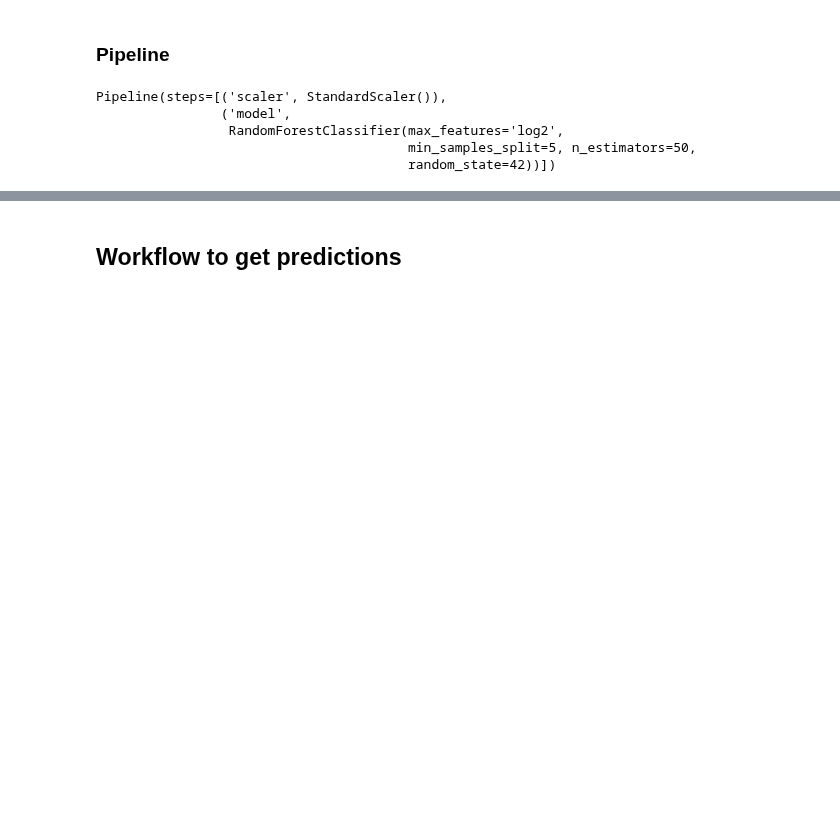
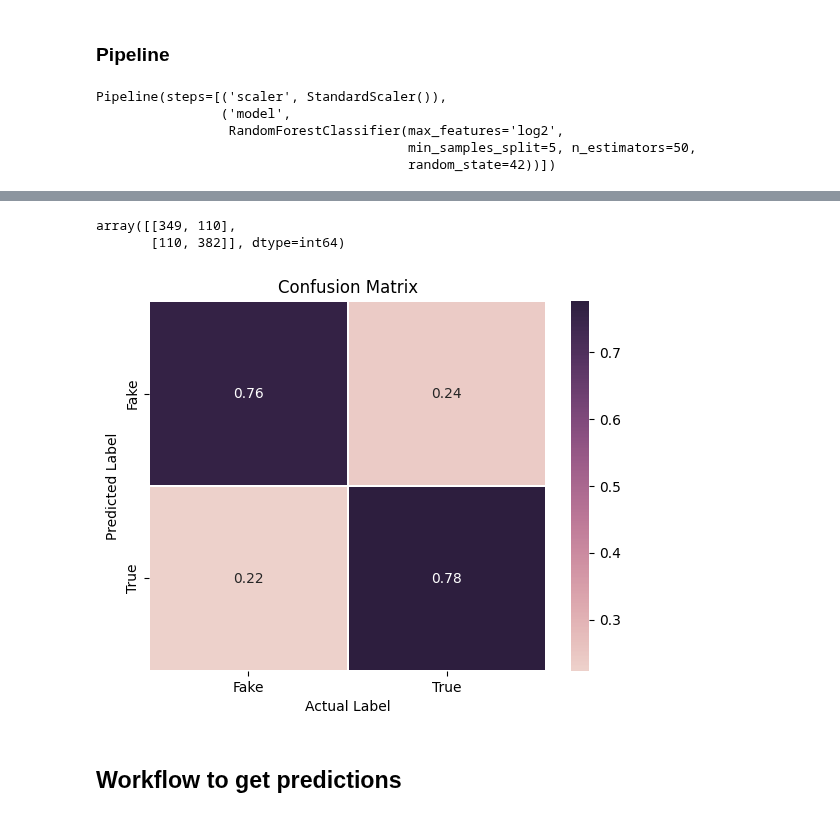
Before and after one commit to alberto-lorente/Make_Believe_v2, a Jupyter notebook: 3. Model building.ipynb, the cells around one changed output, grey strips where cells are left out. Saved outputs shown, nothing was run; the diff lists cells and outputs as text; code cells hidden in the pictures; blank space fills up the shorter version.

```diff
--- a/3. Model building.ipynb
+++ b/3. Model building.ipynb
@@ -301,6 +299,8 @@ print(type(param_dict))
 ## Final Model
 # %% [markdown]
 ### Pipeline
+# %%
+data_df = pd.read_csv(r"Datasets/Processed Data/data_features_extracted_df.csv")
 # %%
 from sklearn.pipeline import Pipeline
 from sklearn.model_selection import train_test_split
@@ -342,0 +338,7 @@ FALTA EVALUAR
+# %%
+import pickle
+
+with open("pipeline.pkl", 'rb') as f:
+    pipeline = pickle.load(f)
+# %%
+y_pred = pipeline.predict(X_test)
@@ -343,3 +365,33 @@ FALTA EVALUAR
+# %%
+from sklearn.metrics import confusion_matrix
+
+confusion_m = confusion_matrix(y_test, y_pred)
+# %%
+confusion_m
+# %% [output]
+array([[349, 110],
+       [110, 382]], dtype=int64)
+# %%
+import seaborn as sns
+import matplotlib.pyplot as plt
+
+conf_norm = confusion_m.astype('float') / confusion_m.sum(axis=1)[:, np.newaxis]
+cmap = sns.cubehelix_palette(as_cmap=True)
+
+sns.heatmap(conf_norm,
+            annot=True,
+            cmap=cmap,
+            linewidths=0.2,
+            xticklabels=["Fake", "True"],
+            yticklabels=["Fake", "True"])
+
+
+plt.xlabel("Actual Label")
+plt.ylabel("Predicted Label")
+plt.title("Confusion Matrix")
+plt.show()
+# %% [output]
+[figure, added]
 # %% [markdown]
 ## Workflow to get predictions
 # %%
```
Also changed, not shown: parts of 6 cells of this notebook.
